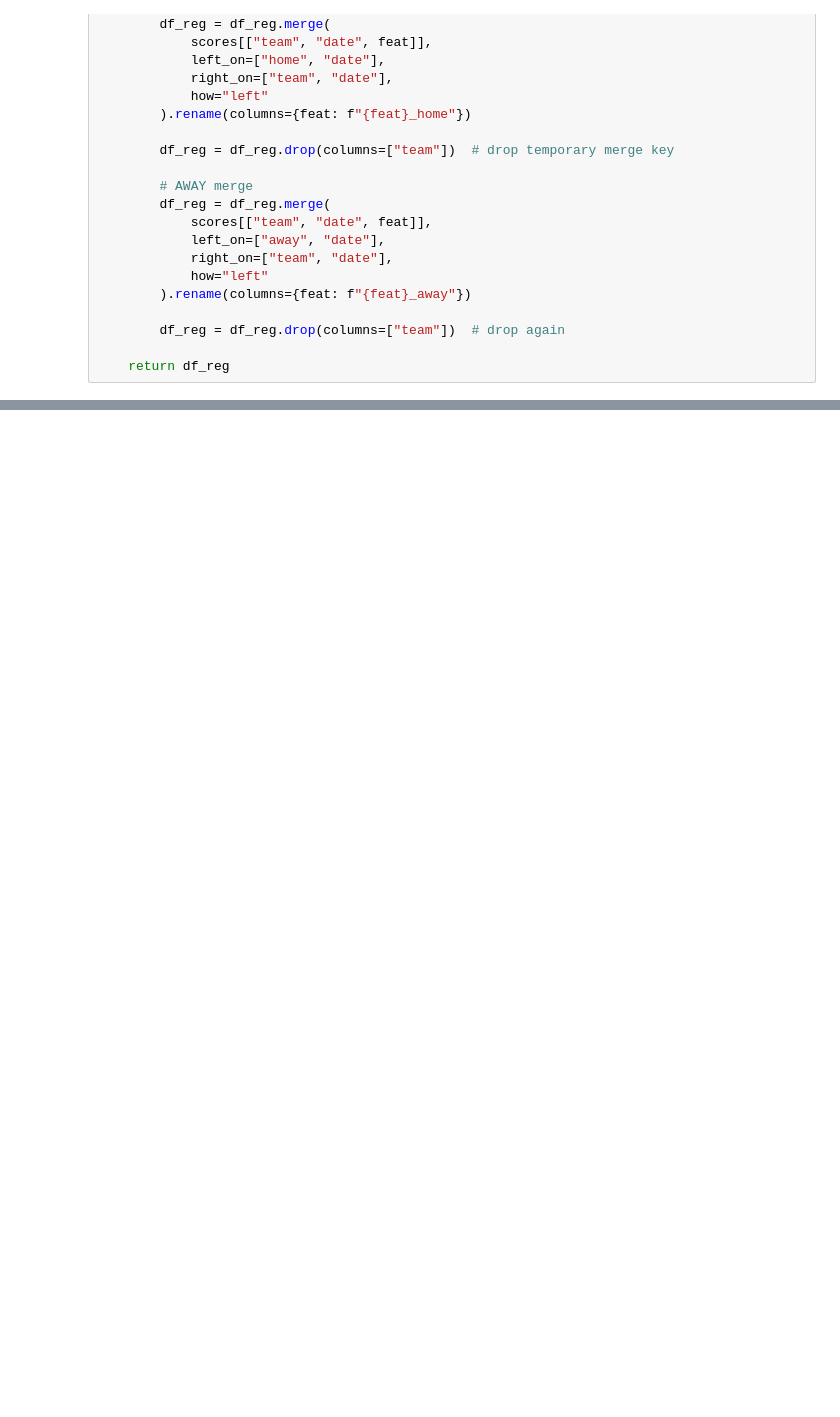
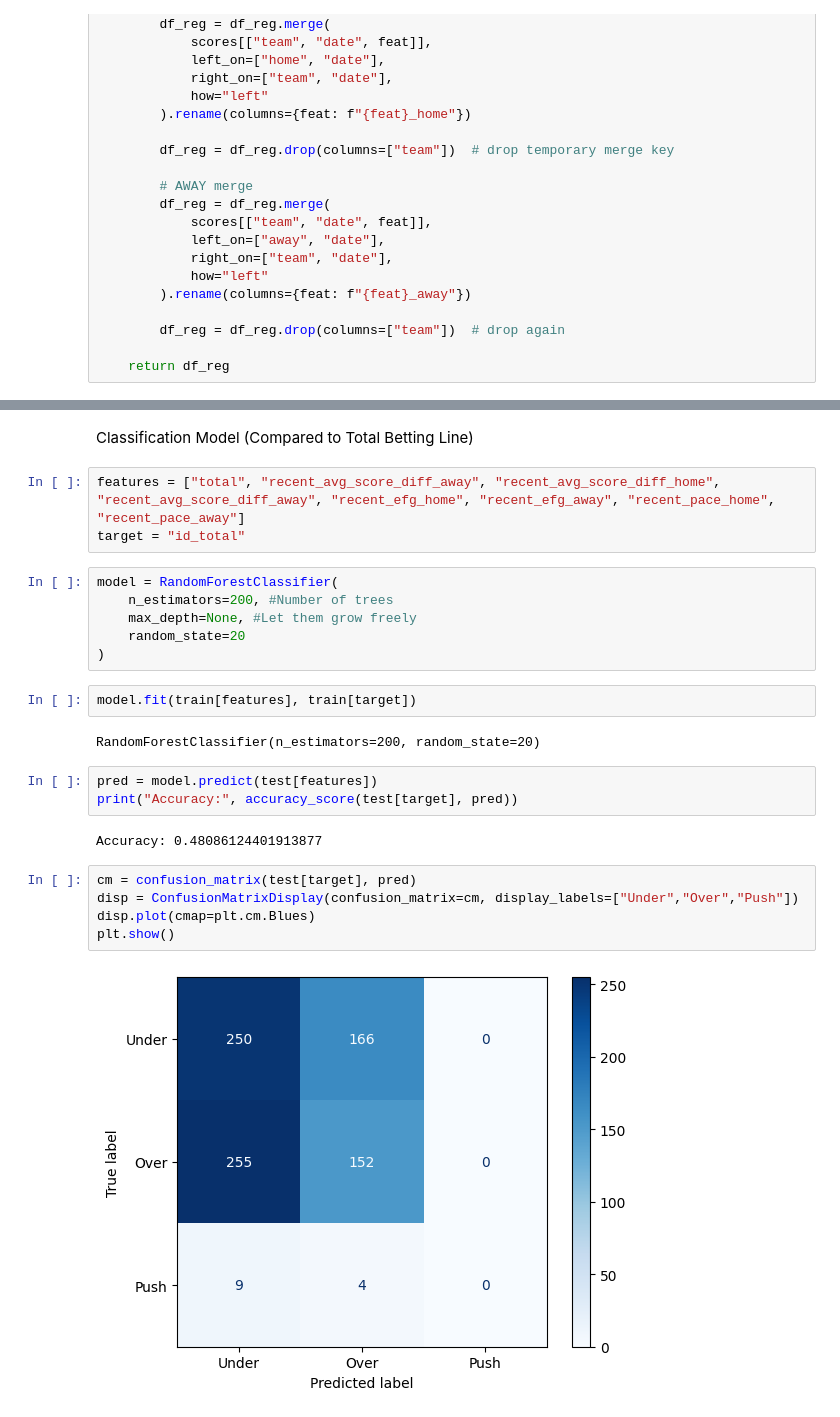
Before and after one commit to Ryan-Siglag/NBA-Score-Prediction, a Jupyter notebook: NBA_Totals.ipynb, the cells around one changed output, grey strips where cells are left out. Saved outputs shown, nothing was run; the diff lists cells and outputs as text; blank space fills up the shorter version.

```diff
--- a/NBA_Totals.ipynb
+++ b/NBA_Totals.ipynb
@@ -499,0 +323,27 @@ plt.show()
+# %% [markdown]
+Classification Model (Compared to Total Betting Line)
+# %%
+features = ["total", "recent_avg_score_diff_away", "recent_avg_score_diff_home", "recent_avg_score_diff_away", "recent_efg_home", "recent_efg_away", "recent_pace_home", "recent_pace_away"]
+target = "id_total"
+# %%
+model = RandomForestClassifier(
+    n_estimators=200, #Number of trees
+    max_depth=None, #Let them grow freely
+    random_state=20
+)
+# %%
+model.fit(train[features], train[target])
+# %% [output]
+RandomForestClassifier(n_estimators=200, random_state=20)
+# %%
+pred = model.predict(test[features])
+print("Accuracy:", accuracy_score(test[target], pred))
+# %% [output]
+Accuracy: 0.48086124401913877
+# %%
+cm = confusion_matrix(test[target], pred)
+disp = ConfusionMatrixDisplay(confusion_matrix=cm, display_labels=["Under","Over","Push"])
+disp.plot(cmap=plt.cm.Blues)
+plt.show()
+# %% [output]
+[figure, added]
```
Also changed, not shown: parts of 53 cells of this notebook.
